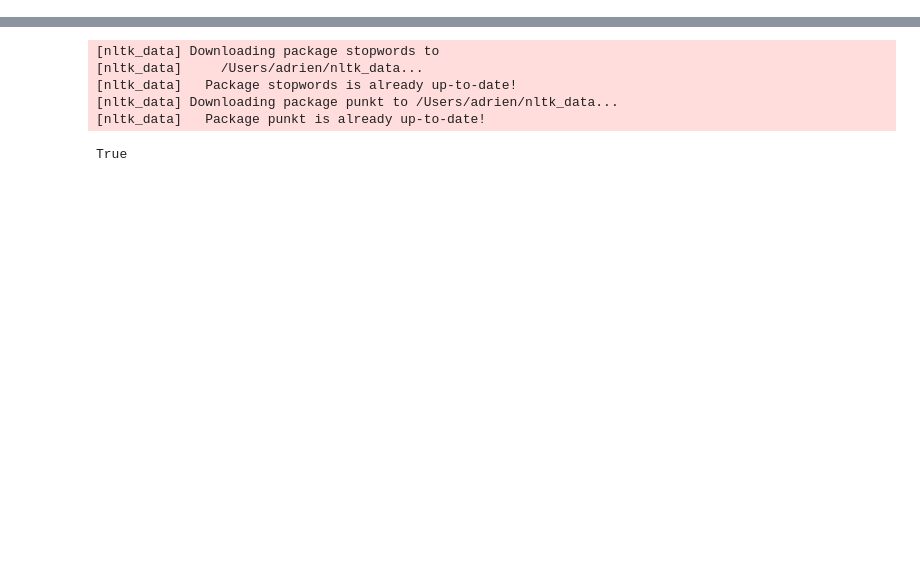
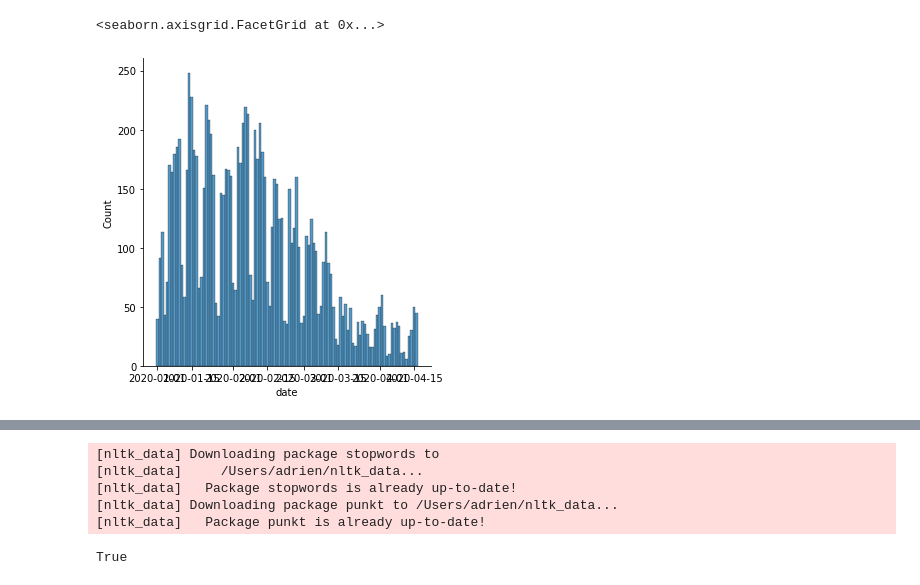
Before and after one commit to epfl-ada/ada-2021-project-flagada, a Jupyter notebook: proof_of_concept.ipynb, the cells around one changed output, grey strips where cells are left out. Drawn from its saved outputs; the diff is of its cells as text; code cells hidden in the pictures; blank space fills up the shorter version.

```diff
--- a/proof_of_concept.ipynb
+++ b/proof_of_concept.ipynb
@@ -28,2 +9,2 @@ Finally, we can identify the most frequently used words by the speakers and thus
 # %%
-quotes_2020 = pd.io.json.read_json('quotes-2020.json.bz2', lines = True)
+quotes_2020 = pd.io.json.read_json('Quotebank_climate/quotes-2020.json.bz2', lines = True)
@@ -101,0 +70,5 @@ The goal here is to observe the most frequent words, and see if we can establish
+# %%
+sns.displot(quotes_2020['date'],bins = 2000)
+# %% [output]
+<seaborn.axisgrid.FacetGrid at 0x...>
+[figure, added]
```
Also changed, not shown: parts of 39 cells of this notebook.
